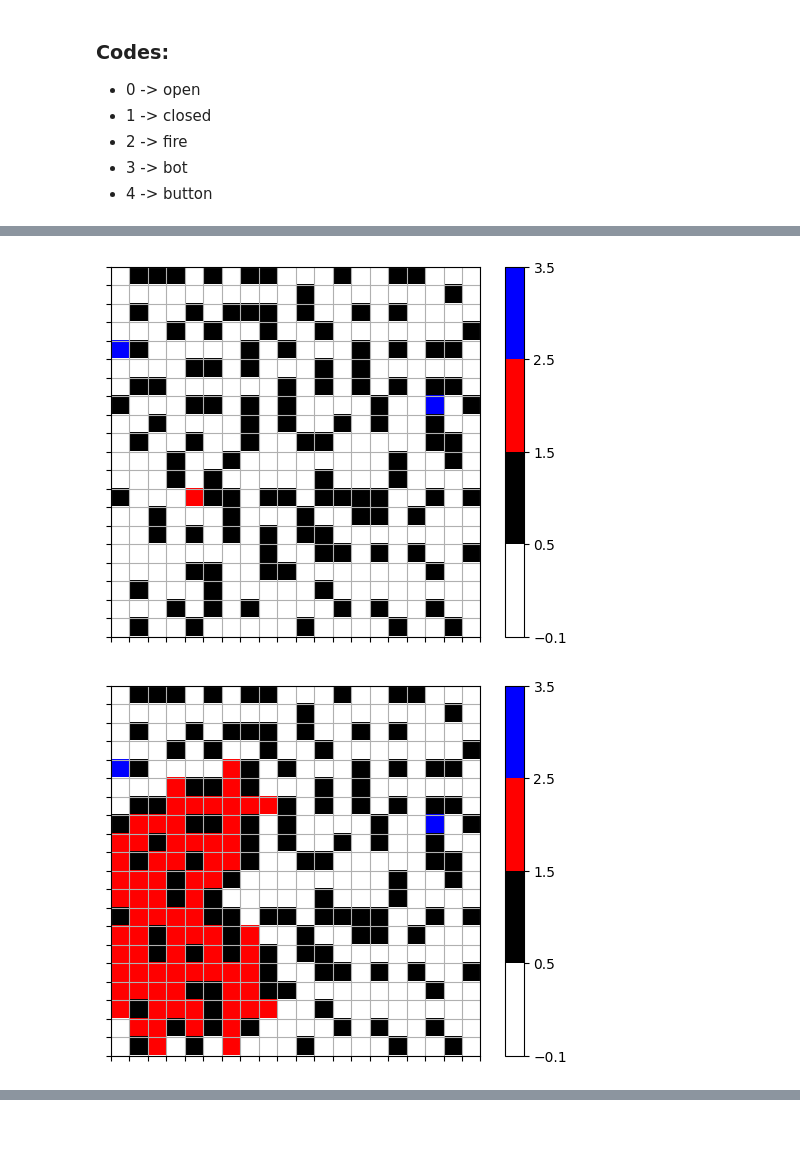
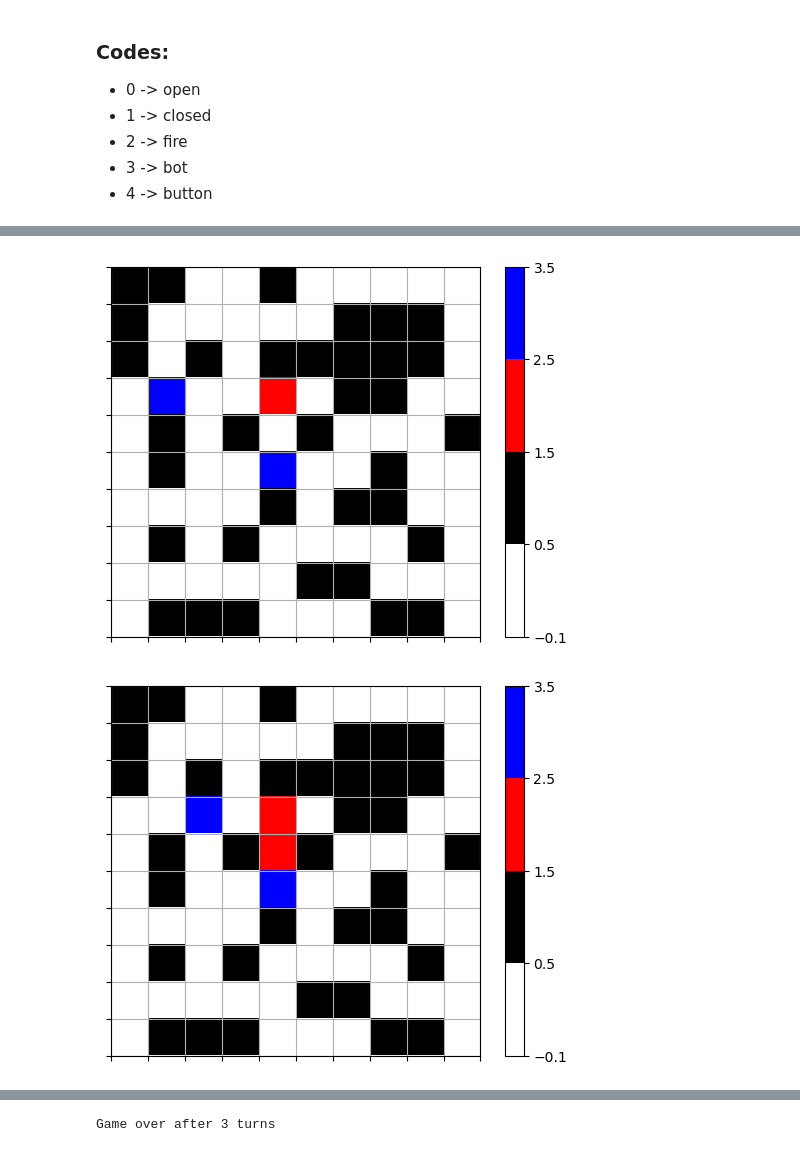
Before and after one commit to Sina-Haz/AI-Project-1, a Jupyter notebook: AI_Proj_1.ipynb, the cells around one changed output, grey strips where cells are left out. Cells and saved outputs as stored; diff of their text form; code cells hidden in the pictures.

```diff
--- a/AI_Proj_1.ipynb
+++ b/AI_Proj_1.ipynb
@@ -296,14 +326,14 @@ class ship:
         if gameOver:
             print("Game over after "+str(time)+" turns")
 # %%
-space_ship = ship.CreateShip(20)
+space_ship = ship.CreateShip(10)
 space_ship.OpenShip()
 space_ship.openDeadEnds()
 space_ship.populateClosedCells()
 space_ship.chooseInitSpawns()
 space_ship.ShowShip()
 space_ship.events()
-space_ship.ShowShip()
+space_ship.bot1()
 # %% [output]
-[figure, old version]
+[figure, new version]
-[figure, old version]
+[figure, new version]
@@ -309,0 +342 @@ space_ship.ShowShip()
+Game over after 3 turns
```
Also changed, not shown: parts of 4 cells of this notebook.
